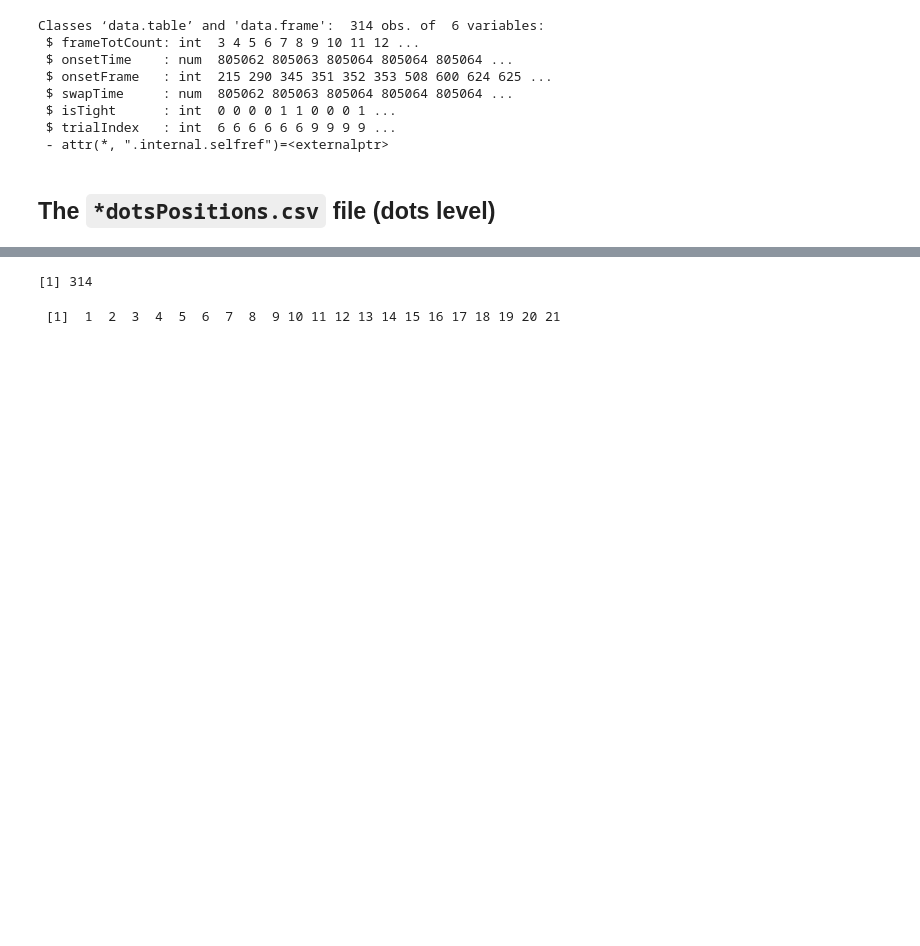
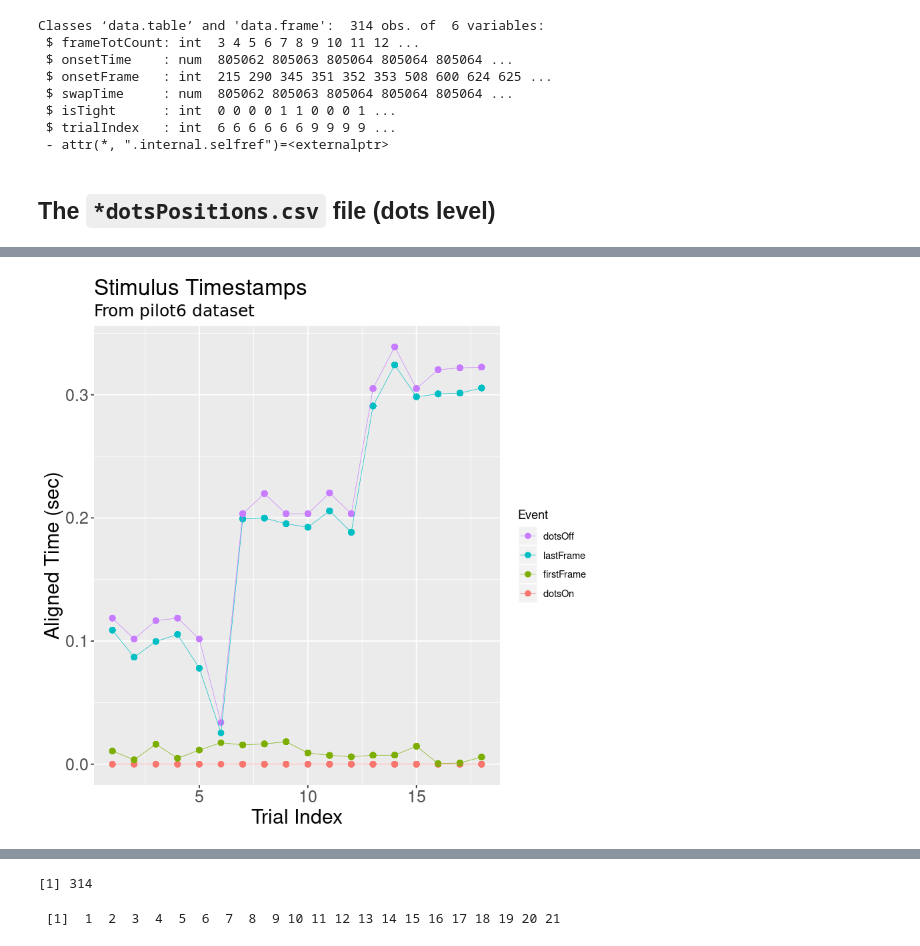
Before and after one commit to TheGoldLab/Analysis_SingleCP_DotsReversal, a Jupyter notebook: Python_scripts/pilot6.ipynb, the cells around one changed output, grey strips where cells are left out. Drawn from its saved outputs; the diff is of its cells as text; code cells hidden in the pictures; blank space fills up the shorter version.

```diff
--- a/Python_scripts/pilot6.ipynb
+++ b/Python_scripts/pilot6.ipynb
@@ -30,3 +33,9 @@ tb <- list(
     loadPilotCSV(PILOT_NUMBER, DATA_FOLDER, FRAMES_TAG),
     loadPilotCSV(PILOT_NUMBER, DATA_FOLDER, DOTS_TAG))
 names(tb) <- c(TRIALS, FRAMES, DOTS)
+
+# add a trialCount column to the TRIALS table
+tb[[TRIALS]][,trialCount:=.I]
+# add trialIndex to the DOTS table
+tb[[DOTS]] <- tb[[DOTS]][tb[[TRIALS]][,.(trialCount, trialIndex)],on="trialCount"]
+str(tb[[DOTS]])
@@ -112,0 +263,9 @@ As we can see, the `frameIdx` field is common to `tb[[FRAMES]]` and `tb[[DOTS]]`
+# %%
+# get times of first and last frame in each trial, align everything to dotsOn
+extremeFrameTimes <- frameTimes[,.(firstFrame=min(swapTime)-dotsOn,
+                                   lastFrame=max(swapTime)-dotsOn,
+                                   trialStart=trialStart-dotsOn,
+                                   dotsOn=dotsOn-dotsOn,
+                                   dotsOff=dotsOff-dotsOn),
+                                  by=trialIndex]
+str(extremeFrameTimes)
@@ -112,0 +293,31 @@ As we can see, the `frameIdx` field is common to `tb[[FRAMES]]` and `tb[[DOTS]]`
+# %%
+# transform to long format for ggplot
+longTimeData <- melt(extremeFrameTimes,
+                    id.vars=c("trialIndex"),
+                    measure.vars=c("dotsOn","firstFrame","lastFrame","dotsOff"),
+                    variable.name="Event", value.name="timestamp")
+#str(longTimeData)
+
+frameRate <- 60 # rounded estimate obtained from dotsTheScreen.windowFrameRate
+frameDuration <- (1 / frameRate) # in msec
+frameDurations <- c(6*frameDuration, 140*frameDuration)
+
+# plot
+ggplot(longTimeData, aes(x=trialIndex, y=timestamp)) + geom_point(aes(col=Event), size=2) +
+   geom_line(aes(col=Event),size=.2) +
+#    geom_hline(yintercept = frameDurations, linetype="dashed") +
+   guides(colour = guide_legend(reverse=T)) +
+   labs(title="Stimulus Timestamps",
+         subtitle=paste("From pilot",PILOT_NUMBER," dataset",sep=""),
+         y="Aligned Time (sec)",
+         x="Trial Index") + theme(plot.title=element_text(size=20,
+                                    lineheight=1.2),  # title
+            plot.subtitle=element_text(size=15,
+                                       family="American Typewriter"),  # subtitle
+            plot.caption=element_text(size=15),  # caption
+            axis.title.x=element_text(size=AXES_LABEL_FONT),  # X axis title
+            axis.title.y=element_text(size=AXES_LABEL_FONT),  # Y axis title
+            axis.text.x=element_text(size=AXES_FONT),  # X axis text
+            axis.text.y=element_text(size=AXES_FONT))  # Y axis text
+# %% [output]
+[figure, added]
```
Also changed, not shown: parts of 37 cells of this notebook.
